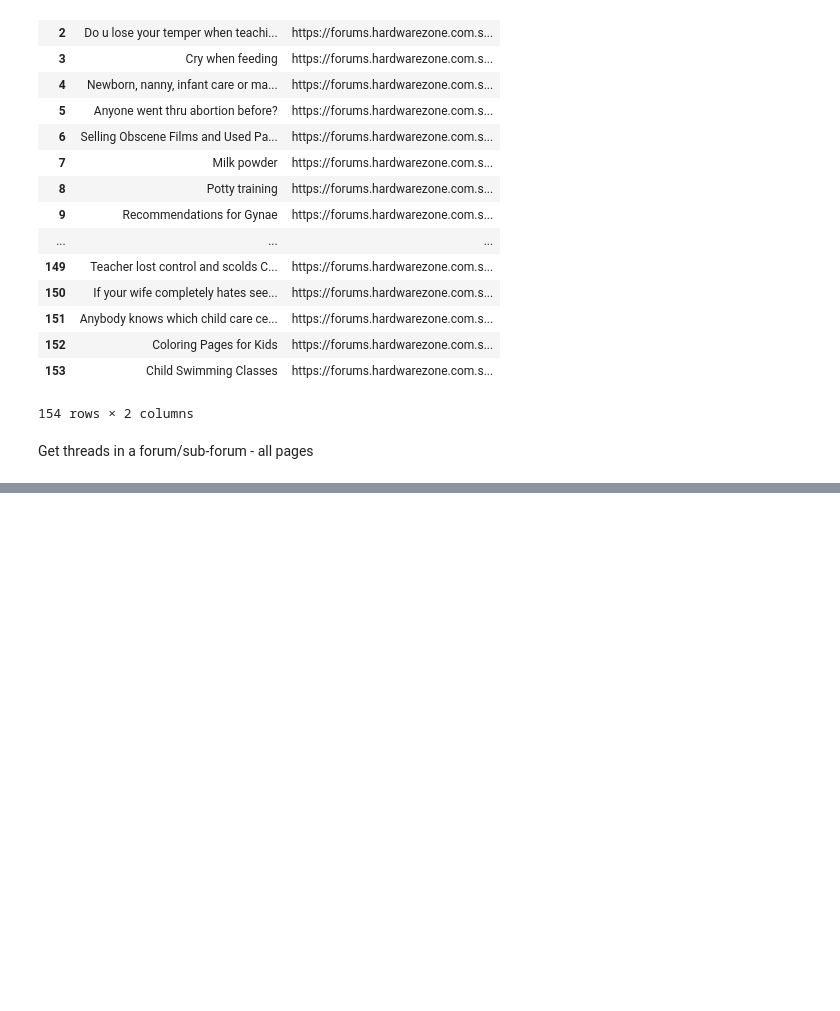
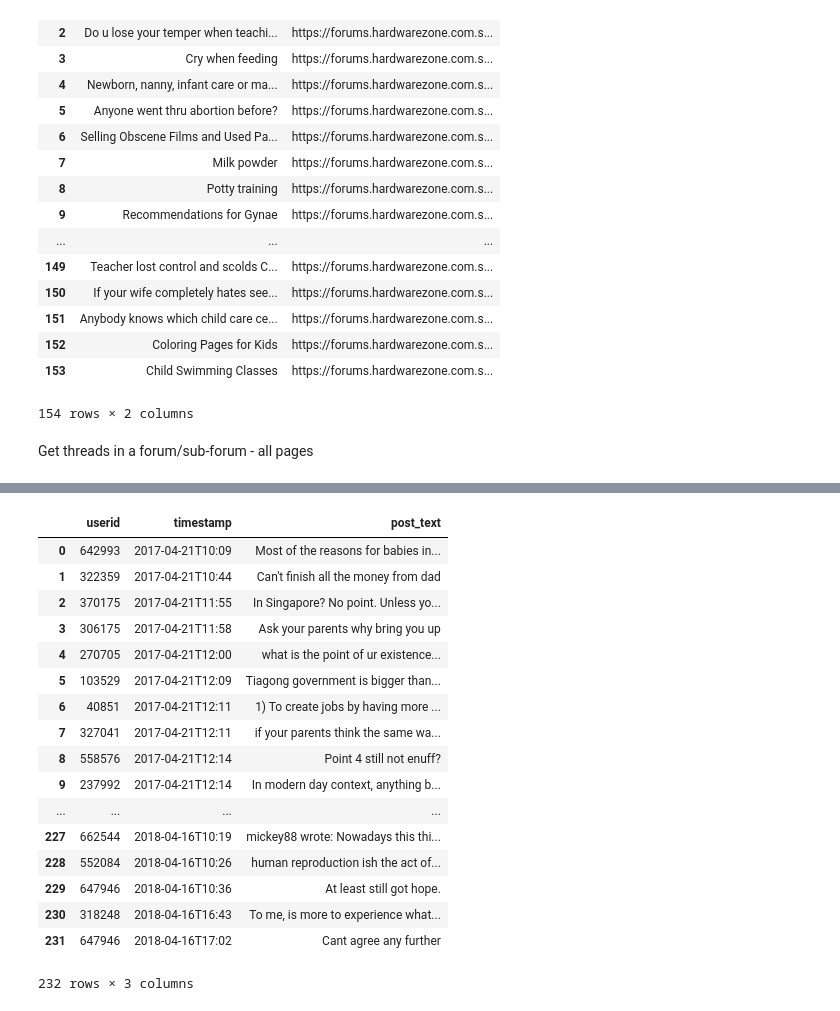
Before and after one commit to freedaemons/hwz-scrape, a Jupyter notebook: hwz-scrape.ipynb, the cells around one changed output, grey strips where cells are left out. Drawn from its saved outputs; the diff is of its cells as text; code cells hidden in the pictures; blank space fills up the shorter version.

Commit message:
Retrieve post contents from thread

```diff
--- a/hwz-scrape.ipynb
+++ b/hwz-scrape.ipynb
@@ -117,7 +117,7 @@ Get threads in a forum/sub-forum - all pages
 # %%
 %%time
 lastThreadPage = False
-thread_cols = ['userid', 'timestamp', 'post_text', 'post_number', 'post_order', 'first_quote_post_number', 'likes_userid']
+thread_cols = ['userid', 'timestamp', 'post_text'] #, 'post_number', 'post_order', 'first_quote_post_number', 'likes_userid'
 thread_df = pd.DataFrame(columns=thread_cols)
 thread_url = 'https://forums.hardwarezone.com.sg/parenting-kids-early-learning-397/actually-what-point-children-5604908.html'
 thread_page_url = thread_url
@@ -134,3 +134,27 @@ while(not lastThreadPage):
         thread_page_url = url + thread_page_soup.find('a', text='Next ›')['href']
 
     thread_page_posts = thread_page_soup.find('div', {'id': 'posts'})
+
+    for post in thread_page_posts.find_all('div', {'class': 'post-wrapper'}):
+        userid_url = post.find('a', {'class': 'bigusername'})['href']
+        userid = ''.join(filter(lambda x: x.isdigit(), userid_url))
+
+        datetime_raw = post.find('a', {'name': lambda x: x and x.find('post') == 0}).nextSibling.strip()
+        date_list = datetime_raw.split(',')[0].split('-')
+        iso_date = '-'.join(list(reversed(date_list)))
+        hour = int(datetime_raw.split(' ')[1][0:2])
+        if(datetime_raw.split(' ')[2] == 'PM' and hour < 12):
+            hour += 12
+        hour_str = str(hour)
+        if(hour < 10):
+            hour_str = '0' + str(hour)
+        minute = datetime_raw.split(':')[1][0:2]
+        iso_datetime = iso_date + 'T' + hour_str + ':' + minute
+
+        post_text = post.find('div', {'class': 'post_message'}).get_text(' ', strip=True)
+
+        row = pd.DataFrame([[userid, iso_datetime, post_text]], columns=thread_cols)
+        if(len(thread_df)==0):
+            thread_df = row
+        else:
+            thread_df = thread_df.append(row, ignore_index=True) #df.append doesn't work inplace
@@ -136,0 +163,21 @@ while(not lastThreadPage):
+# %%
+thread_df
+# %% [output]
+|  | userid | timestamp | post_text |
+| 0 | 642993 | 2017-04-21T10:09 | Most of the reasons for babies in... |
+| 1 | 322359 | 2017-04-21T10:44 | Can't finish all the money from dad |
+| 2 | 370175 | 2017-04-21T11:55 | In Singapore? No point. Unless yo... |
+| 3 | 306175 | 2017-04-21T11:58 | Ask your parents why bring you up |
+| 4 | 270705 | 2017-04-21T12:00 | what is the point of ur existence... |
+| 5 | 103529 | 2017-04-21T12:09 | Tiagong government is bigger than... |
+| 6 | 40851 | 2017-04-21T12:11 | 1) To create jobs by having more ... |
+| 7 | 327041 | 2017-04-21T12:11 | if your parents think the same wa... |
+| 8 | 558576 | 2017-04-21T12:14 | Point 4 still not enuff? |
+| 9 | 237992 | 2017-04-21T12:14 | In modern day context, anything b... |
+| ... | ... | ... | ... |
+| 227 | 662544 | 2018-04-16T10:19 | mickey88 wrote: Nowadays this thi... |
+| 228 | 552084 | 2018-04-16T10:26 | human reproduction ish the act of... |
+| 229 | 647946 | 2018-04-16T10:36 | At least still got hope. |
+| 230 | 318248 | 2018-04-16T16:43 | To me, is more to experience what... |
+| 231 | 647946 | 2018-04-16T17:02 | Cant agree any further |
+232 rows × 3 columns
```
Also changed, not shown: parts of 2 cells of this notebook.
